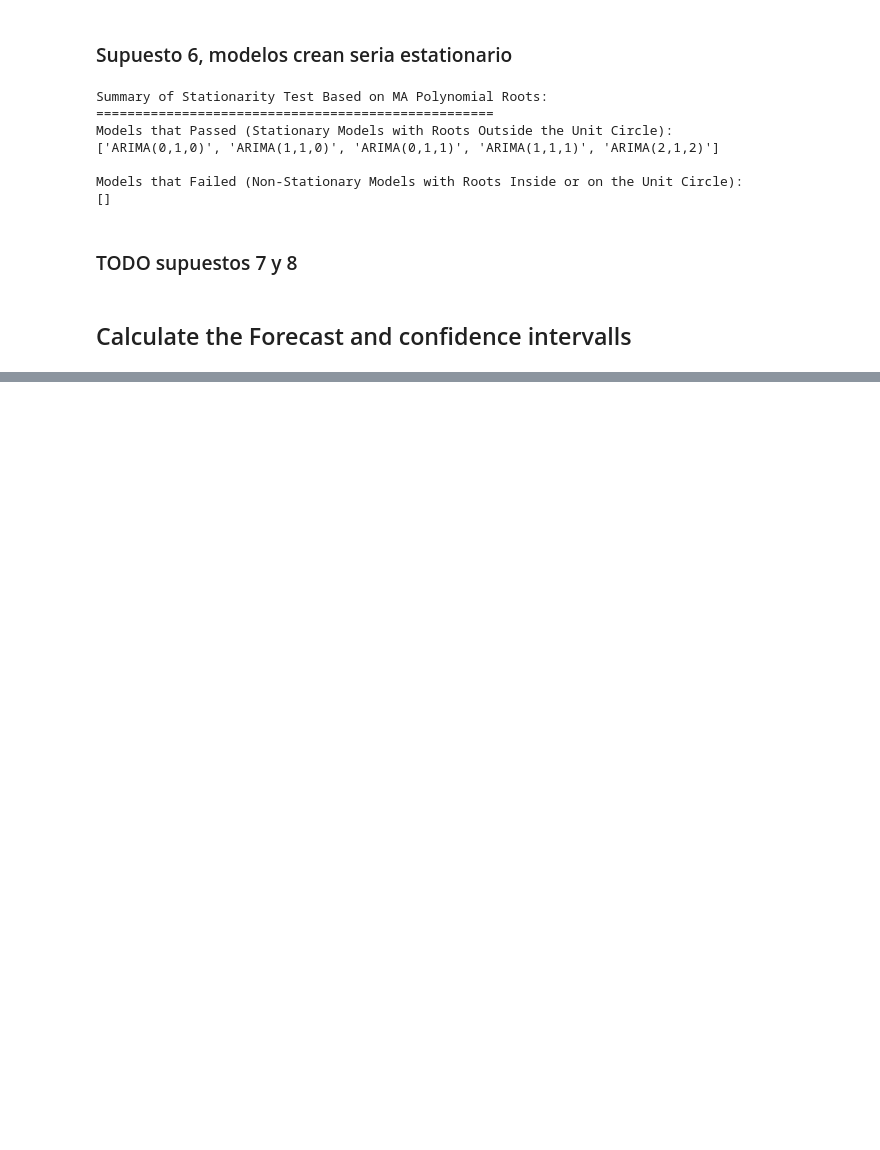
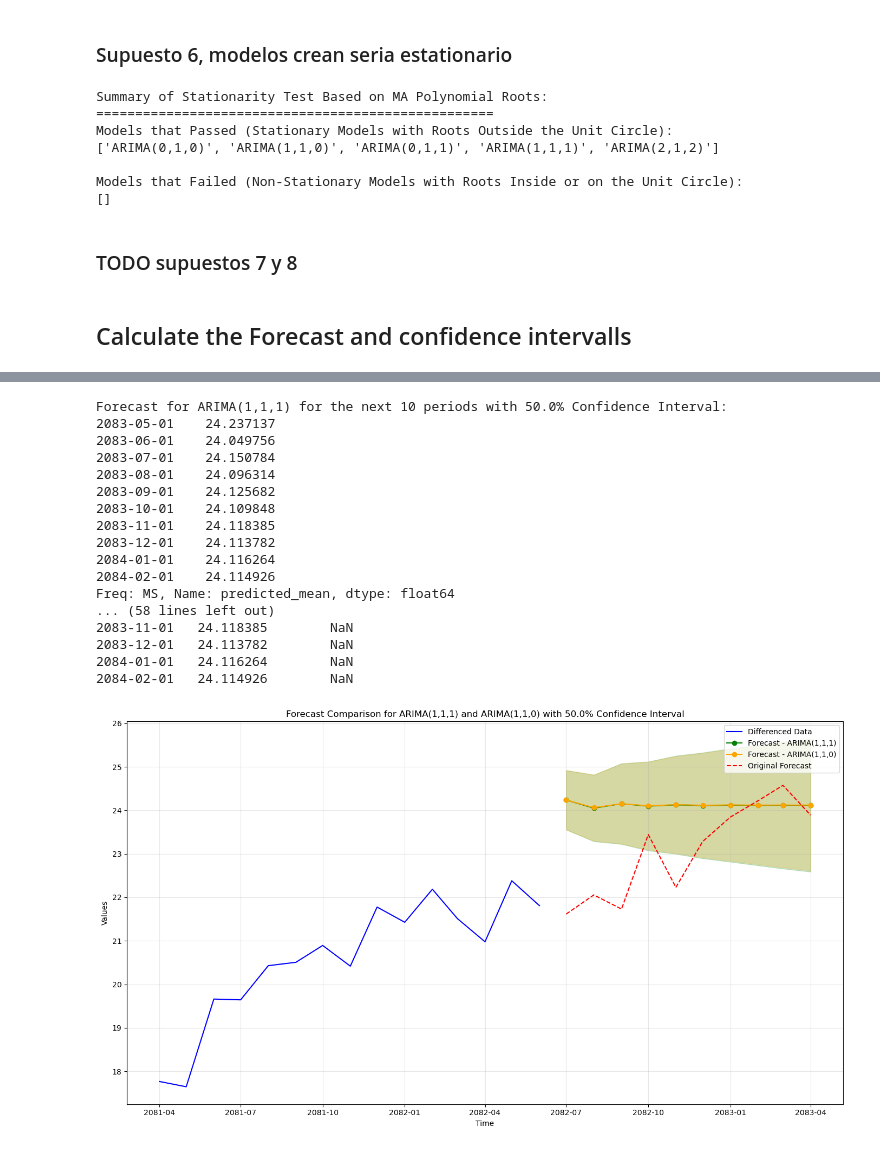
Before and after one commit to daniel-strauss/econometria, a Jupyter notebook: project_final.ipynb, the cells around one changed output, grey strips where cells are left out. Cells and saved outputs as stored; diff of their text form; code cells hidden in the pictures; blank space fills up the shorter version.

```diff
--- a/project_final.ipynb
+++ b/project_final.ipynb
@@ -708,0 +732,22 @@ Freq: MS, Name: predicted_mean, dtype: float64
+# %%
+# Example usage
+forecast(time_series_df['points'].dropna()[:-10], models_to_forecast, 10, original_forecast = time_series_df['points'].dropna()[-10:], lmbda=lmbda)
+# %% [output]
+Forecast for ARIMA(1,1,1) for the next 10 periods with 50.0% Confidence Interval:
+2083-05-01    24.237137
+2083-06-01    24.049756
+2083-07-01    24.150784
+2083-08-01    24.096314
+2083-09-01    24.125682
+2083-10-01    24.109848
+2083-11-01    24.118385
+2083-12-01    24.113782
+2084-01-01    24.116264
+2084-02-01    24.114926
+Freq: MS, Name: predicted_mean, dtype: float64
+... (58 lines left out)
+2083-11-01   24.118385        NaN
+2083-12-01   24.113782        NaN
+2084-01-01   24.116264        NaN
+2084-02-01   24.114926        NaN
+[figure, added]
```
Also changed, not shown: parts of 11 cells of this notebook.
